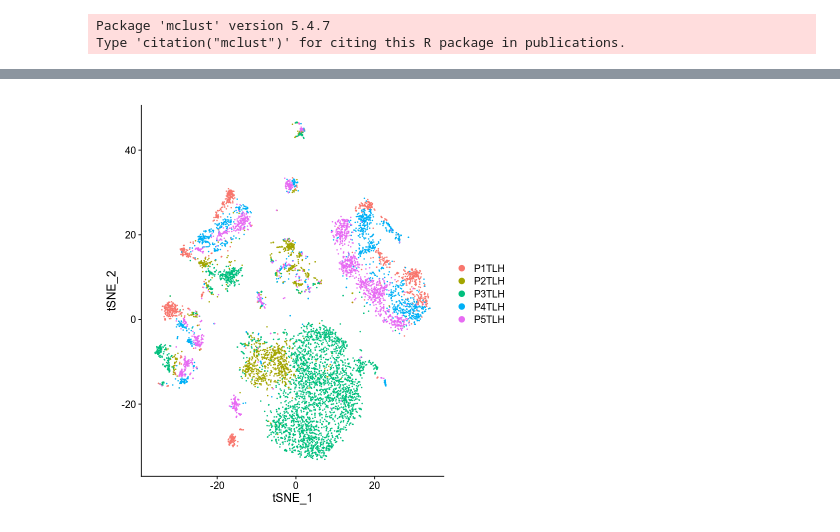
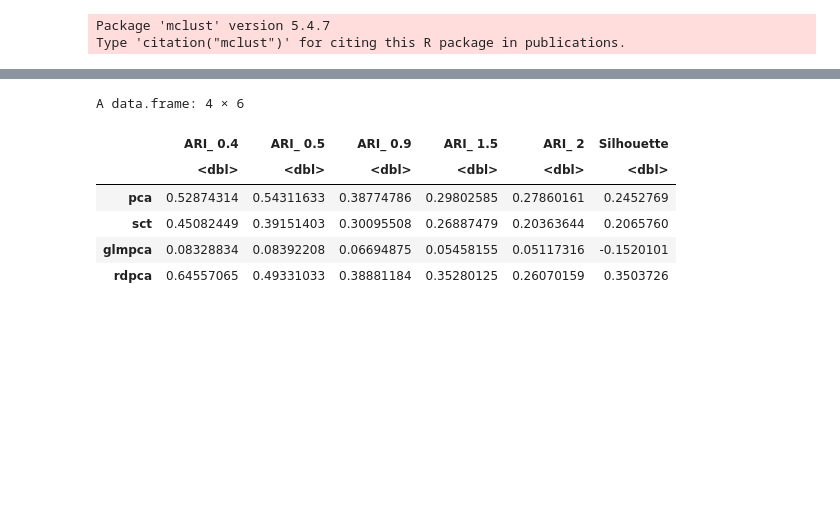
Before and after one commit to hanbin973/RdPCA-paper, a Jupyter notebook: figure4/macparland/macparland_R.ipynb, the cells around one changed output, grey strips where cells are left out. Saved outputs shown, nothing was run; the diff lists cells and outputs as text; code cells hidden in the pictures; blank space fills up the shorter version.

```diff
--- a/figure4/macparland/macparland_R.ipynb
+++ b/figure4/macparland/macparland_R.ipynb
@@ -139,21 +139,30 @@ pbmc[['rdpca']] <- CreateDimReducObject(embeddings = as.matrix(rdpca), key = "rd
 celltype <- exp_data_meta$celltype
 intname <- 1:length(unique(celltype))
 names(intname) <- unique(celltype)
-for (method in c('pca', 'sct', 'glmpca', 'rdpca')){
-    obj <- FindNeighbors(pbmc, reduction=method, dims=1:20, verbose=FALSE)
-    obj <- FindClusters(obj, resolution=1, verbose=FALSE)
 
-    print(method)
-    print(length(unique(obj$seurat_clusters)))
-    print(adjustedRandIndex(obj$seurat_clusters, celltype))
+ress <- c(0.4, 0.5, 0.9, 1.5, 2)
+methods <- c('pca', 'sct', 'glmpca', 'rdpca')
+aris <- data.frame(matrix(1:(length(ress)*length(methods)), nrow=length(methods)))
+rownames(aris) <- methods
+colnames(aris) <- ress
+for (res in ress){
+    for (method in methods){
+        obj <- FindNeighbors(pbmc, reduction=method, dims=1:20, verbose=FALSE)
+        obj <- FindClusters(obj, resolution=res, verbose=FALSE)
+
+        aris[method, as.character(res)] <- adjustedRandIndex(obj$seurat_clusters, celltype)
+    }
 }
 
-for (method in c('pca', 'sct', 'glmpca', 'rdpca')){
+sils <- data.frame(matrix(1:length(methods), nrow=length(methods)))
+rownames(sils) <- methods
+colnames(sils) <- c('Silhouette')
+for (method in methods){
     obj <- RunTSNE(pbmc, reduction=method, perplexity=70, dims=1:20)
     dist_mat <- dist(Embeddings(obj, reduction='tsne'))
     silscore <- silhouette(as.vector(intname[celltype]), dist_mat)
 
-    print(method)
-    print(summary(silscore)$avg.width)
+
+    sils[method, 'Silhouette']<- (summary(silscore)$avg.width)
 
 }
@@ -181,5 +169,12 @@ for (method in c('pca', 'sct', 'glmpca', 'rdpca')){
-# %%
-obj <- RunTSNE(pbmc, reduction='rdpca', perplexity=70, dims=1:20)
-DimPlot(obj)
-# %% [output]
-[figure, removed]
+# %%
+df <- cbind(aris,sils)
+colnames(df) <- c(paste('ARI_', ress), 'Silhouette')
+df
+# %% [output]
+A data.frame: 4 × 6
+|  | ARI_ 0.4 | ARI_ 0.5 | ARI_ 0.9 | ARI_ 1.5 | ARI_ 2 | Silhouette |
+|  | <dbl> | <dbl> | <dbl> | <dbl> | <dbl> | <dbl> |
+| pca | 0.52874314 | 0.54311633 | 0.38774786 | 0.29802585 | 0.27860161 | 0.2452769 |
+| sct | 0.45082449 | 0.39151403 | 0.30095508 | 0.26887479 | 0.20363644 | 0.2065760 |
+| glmpca | 0.08328834 | 0.08392208 | 0.06694875 | 0.05458155 | 0.05117316 | -0.1520101 |
+| rdpca | 0.64557065 | 0.49331033 | 0.38881184 | 0.35280125 | 0.26070159 | 0.3503726 |
```
Also changed, not shown: parts of 1 cell of this notebook, 25 other files.
